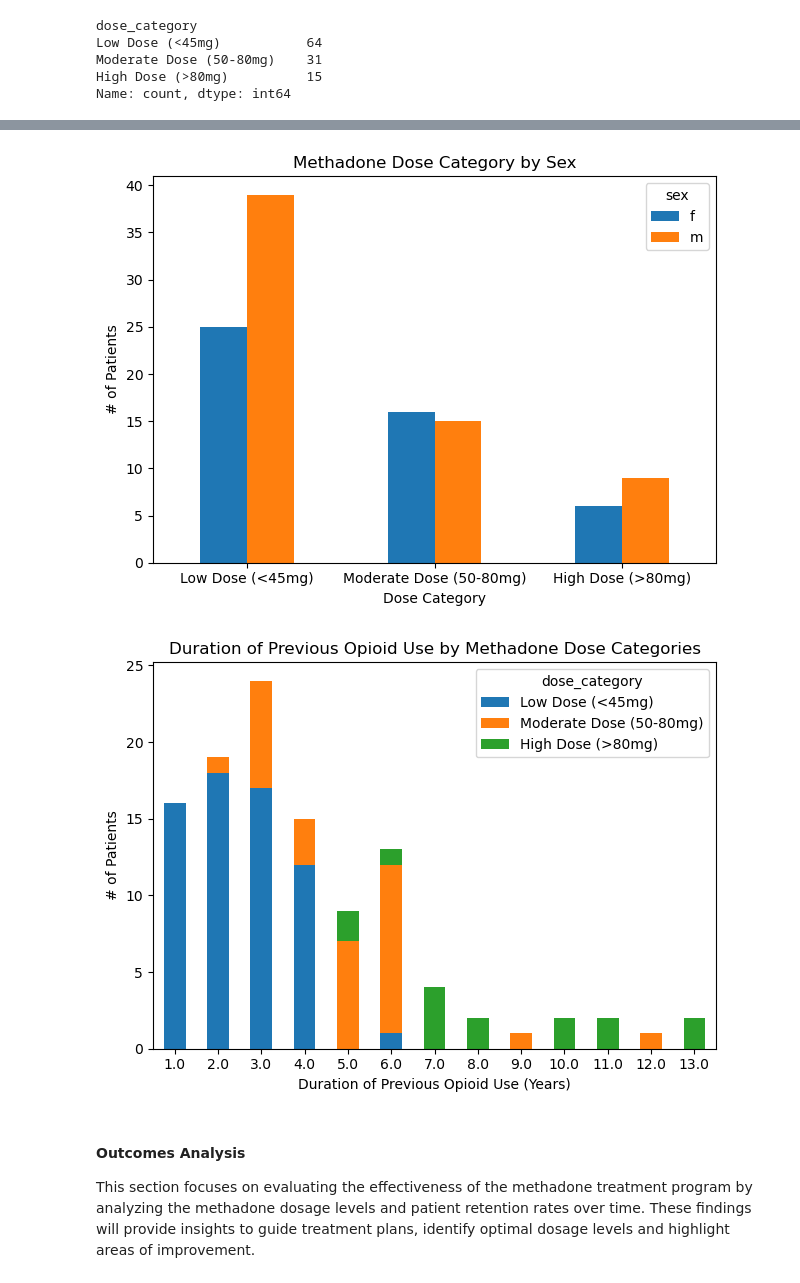
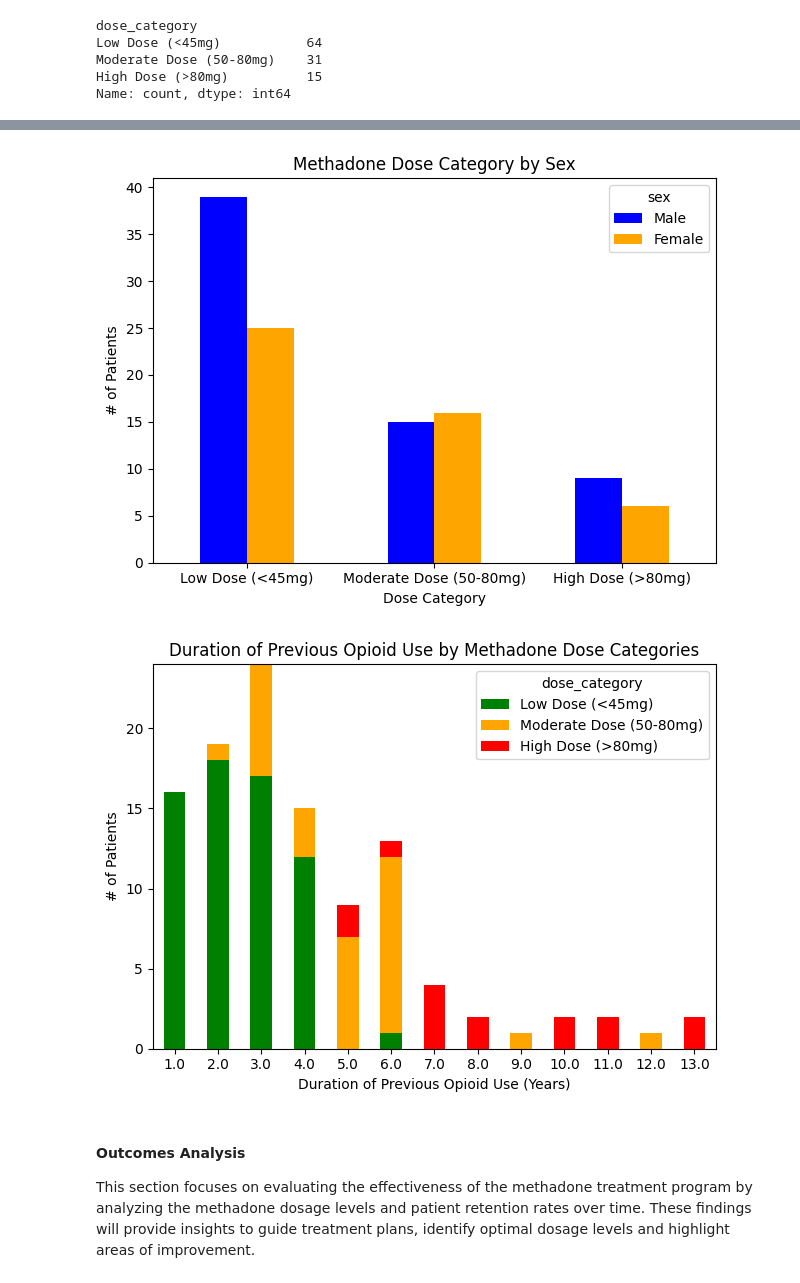
Before and after one commit to eevvaa25/MMTP, a Jupyter notebook: Methadone_Final.ipynb, the cells around one changed output, grey strips where cells are left out. Cells and saved outputs as stored; diff of their text form; code cells hidden in the pictures.

```diff
--- a/Methadone_Final.ipynb
+++ b/Methadone_Final.ipynb
@@ -453,0 +454,10 @@ Index(['patient_id', 'name', 'sex', 'age', 'race', 'previous_opioid_use',
+# %%
+# Convert m/f to Male/Female
+cleaned_df['sex'] = cleaned_df['sex'].replace({
+    'm': 'Male',
+    'f': 'Female'})
+
+# Confirm # of patients per sex
+sex_counts = cleaned_df.drop_duplicates(subset=['patient_id'])['sex'].value_counts()
+
+sex_counts
@@ -633,20 +660,30 @@ plt.show()
 # %%
 # Unstack plot showing methadone dose category depending on sex
-cleaned_df.groupby(['dose_category','sex'], observed=False).size().unstack().plot(kind='bar',stacked=False)
+(cleaned_df.groupby(['dose_category','sex'], observed=False)
+.size()
+.unstack()
+.reindex(columns=['Male','Female'])
+.plot(kind='bar', stacked=False, color=['blue','orange']))
+
 plt.title('Methadone Dose Category by Sex' )
 plt.xticks(rotation = 4)
 plt.xlabel('Dose Category')
 plt.ylabel('# of Patients')
 plt.xticks(rotation = 0)
 plt.tight_layout()
 plt.show()
 
 # Methadone was evenly prescribed between male and females for moderate-dose category
 # %% [output]
-[figure, old version]
+[figure, new version]
 # %%
 # Stack plot showing # of patients in different methadone dose categories by duration of previous opioid use
-cleaned_df.groupby(['duration_previous_opioid_use',"dose_category"], observed=False).size().unstack().plot(kind='bar',stacked=True)
+(cleaned_df.groupby(['duration_previous_opioid_use',"dose_category"], observed=False)
+.size()
+.unstack()
+.reindex(columns=['Low Dose (<45mg)', 'Moderate Dose (50-80mg)', 'High Dose (>80mg)'])
+.plot(kind='bar', stacked=True, color=['green', 'orange', 'red']))
+
 plt.title('Duration of Previous Opioid Use by Methadone Dose Categories' )
 plt.xticks(rotation = 4)
 plt.xlabel('Duration of Previous Opioid Use (Years)')
@@ -658,7 +695,7 @@ plt.show()
 # Patients with previous opioid use for less duration of time were prescribed low-dose methadone
 # Patients with previous opioid use for a longer duration of time were prescribed higher doses of methadone
 # %% [output]
-[figure, old version]
+[figure, new version]
 # %% [markdown]
 #### **Outcomes Analysis**
 This section focuses on evaluating the effectiveness of the methadone treatment program by analyzing the methadone dosage levels and patient retention rates over time. These findings will provide insights to guide treatment plans, identify optimal dosage levels and highlight areas of improvement.
```
Also changed, not shown: parts of 16 cells of this notebook.
